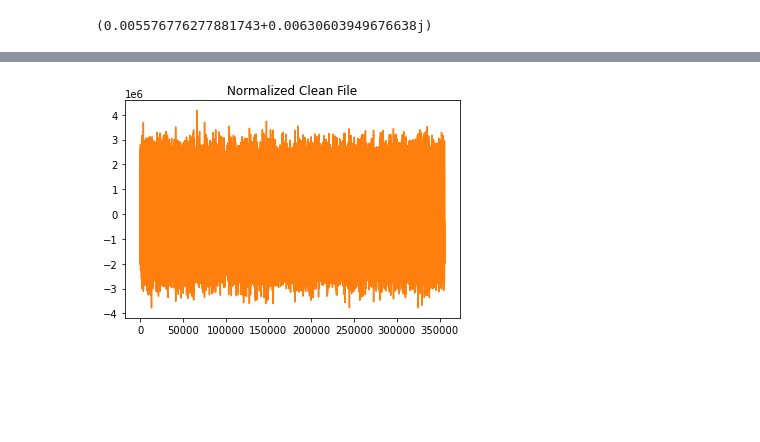
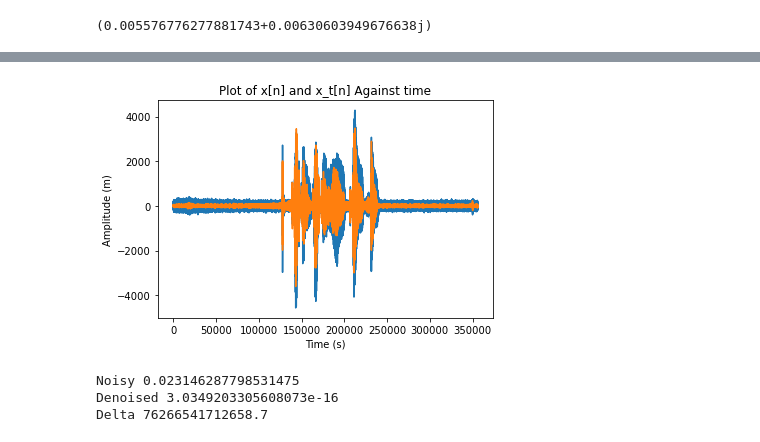
Before and after one commit to bennjii/fourier, a Jupyter notebook: split_channel.ipynb, the cells around one changed output, grey strips where cells are left out. Drawn from its saved outputs; the diff is of its cells as text; code cells hidden in the pictures; blank space fills up the shorter version.

```diff
--- a/split_channel.ipynb
+++ b/split_channel.ipynb
@@ -208,21 +212,27 @@ plt.show()
 # %%
-K = 32767 #32767
-norm_new_sig_l = np.int16(de_noised_left * (K / de_noised_left.max()))
-norm_new_sig_r = np.int16(de_noised_right * (K / de_noised_right.max()))
-
 plt.plot(left_channel)
 plt.plot(de_noised_left)
-plt.title("Normalized Clean File")
+plt.xlabel('Time (s)')
+plt.ylabel('Amplitude (m)')
+plt.title("Plot of x[n] and x_t[n] Against time")
+plt.savefig(ref_directory+'/image7-de_noised.jpg', dpi=500)
 plt.show()
 
 combined_channel = []
 
 for i in range(len(de_noised_left)):
     combined_channel.append([de_noised_left[i], de_noised_right[i]]) #+ signal[i][1]
 
+print("Noisy", np.average(left_channel))
+print("Denoised", np.average(de_noised_left))
+print("Delta", (np.average(left_channel) - np.average(de_noised_left)) / np.average(de_noised_left))
+
 write(file_name + "-cleanboth.wav", sample_rate, np.array(combined_channel, dtype=np.int16))
 # %% [output]
-[figure, old version]
+[figure, new version]
+Noisy 0.023146287798531475
+Denoised 3.0349203305608073e-16
+Delta 76266541712658.7
 # %%
 # ./audio.wav (relative file)
 file_name = "10khz-sine-noise-cleanboth"
```
Also changed, not shown: parts of 7 cells of this notebook, 13 other files.
